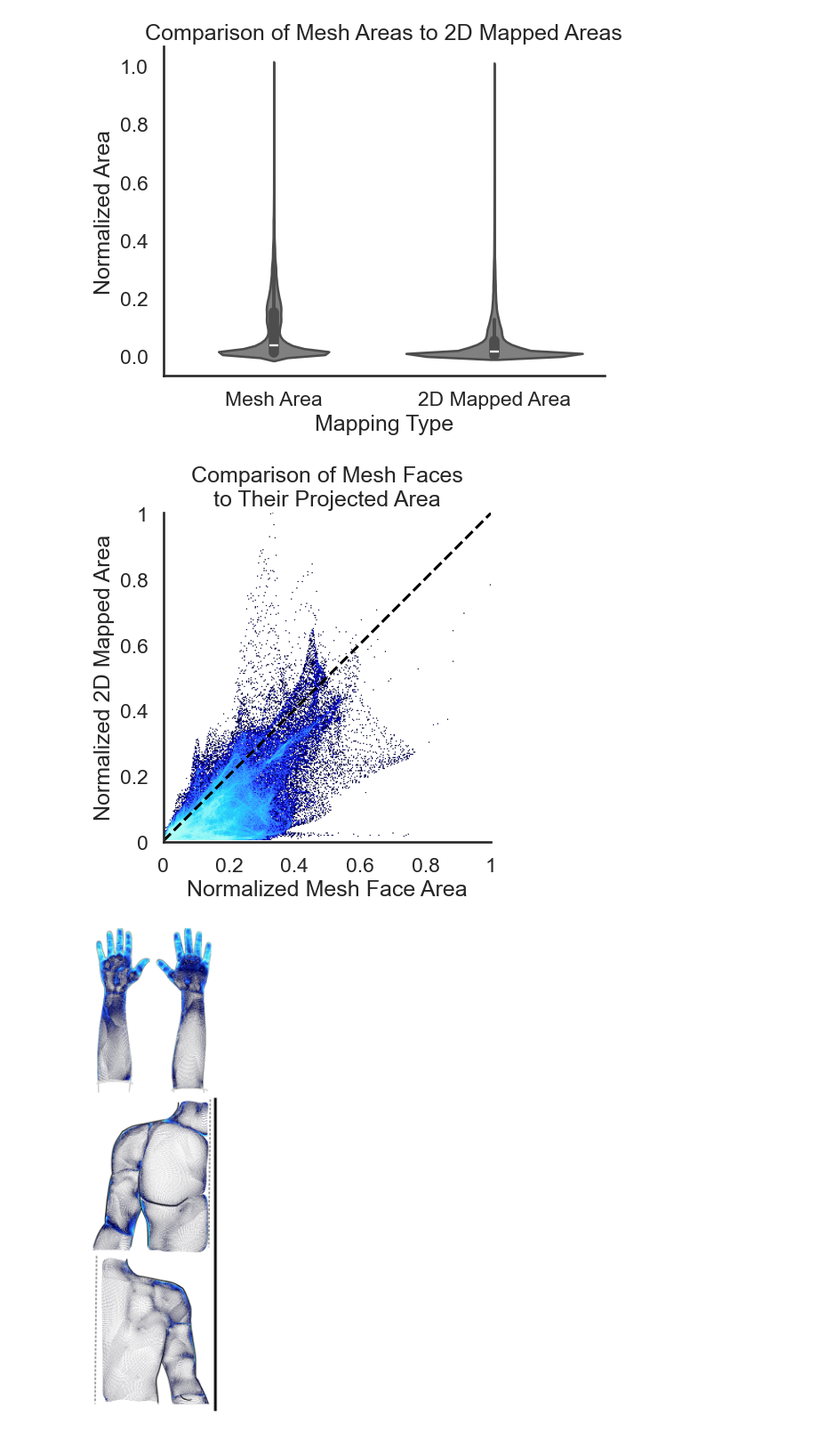
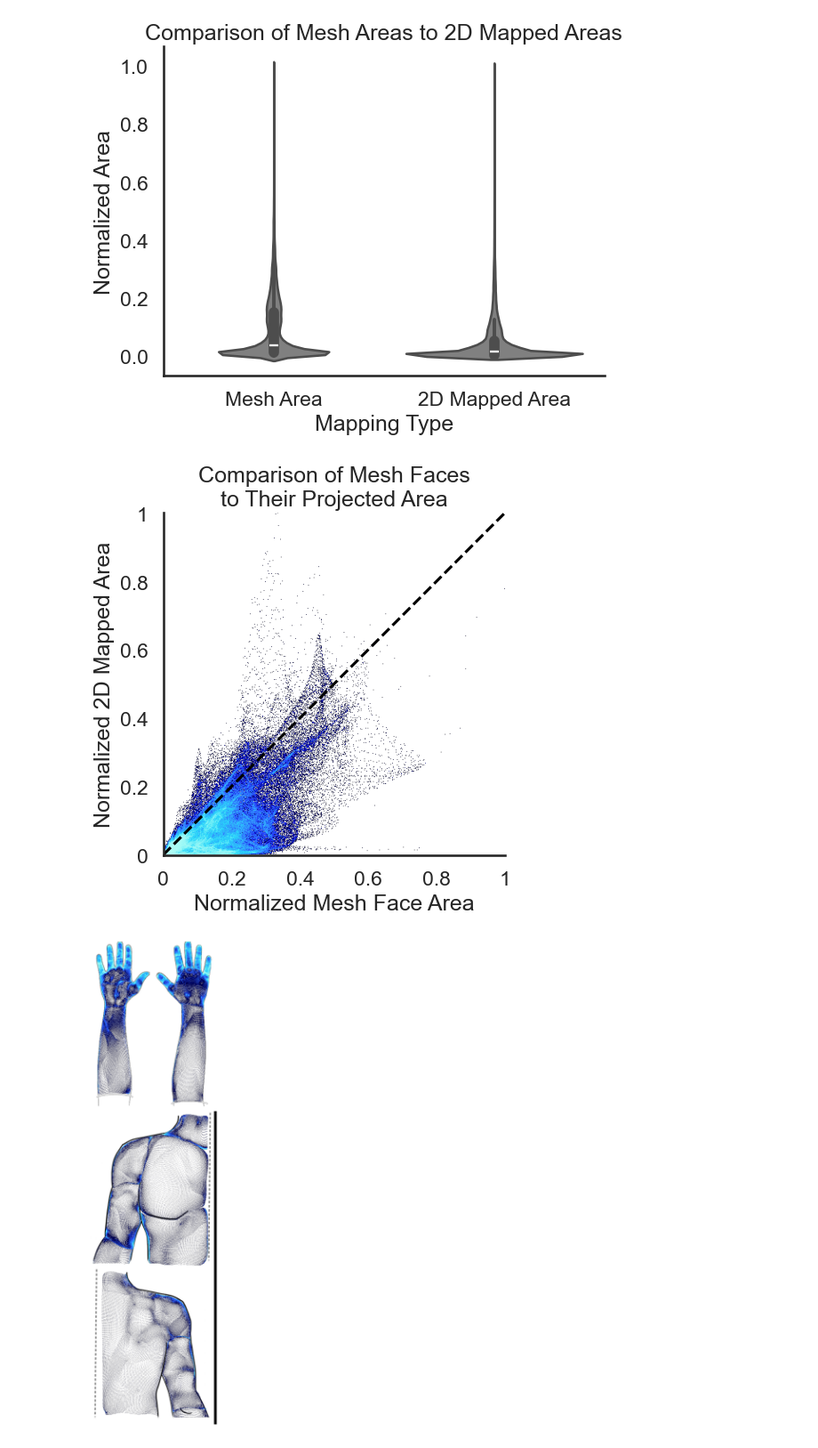
Before and after one commit to Nabizzle/Geodesic-Path-Finder, a Jupyter notebook: Code/Paper Figures.ipynb, the cells around one changed output. Shown at 89% size. Saved outputs shown, nothing was run; the diff lists cells and outputs as text; code cells hidden in the pictures.

Commit message:
docs: Updates figure size

```diff
--- a/Code/Paper Figures.ipynb
+++ b/Code/Paper Figures.ipynb
@@ -177,31 +177,31 @@ Text(0.5, 1.0, 'Comparison of Mesh Areas to 2D Mapped Areas')
 # %%
 area_compare = pl.DataFrame({"Mesh Faces": mesh_areas / np.max(mesh_areas),
                              "2D Mapped Faces": uv_areas / np.max(uv_areas)})
-
+plt.figure(figsize=(5, 5))
 agg = ds.Canvas(
-    plot_width=300,
-    plot_height=300,
+    plot_width=500,
+    plot_height=500,
     ).points(area_compare.to_pandas(), 'Mesh Faces', '2D Mapped Faces')
 img = ds.tf.set_background(
     ds.tf.shade(agg, how="eq_hist",
                 cmap=cc.CET_L6)).to_pil()
 plt.gca().set_aspect('equal')
 plt.imshow(img)
-x = [0, 300]
-y = [300, 0]
+x = [0, 500]
+y = [500, 0]
 ax = sns.lineplot(x=x, y=y, color='k')
 ax.lines[0].set_linestyle("--")
-plt.xlim([0, 300])
-plt.ylim([300, 0])
+plt.xlim([0, 500])
+plt.ylim([500, 0])
 sns.despine()
-plt.xticks(range(0, 301, 60), [0, 0.2, 0.4, 0.6, 0.8, 1])
-plt.yticks(range(301, 0, -60), [0, 0.2, 0.4, 0.6, 0.8, 1])
+plt.xticks(range(0, 501, 100), [0, 0.2, 0.4, 0.6, 0.8, 1])
+plt.yticks(range(501, 0, -100), [0, 0.2, 0.4, 0.6, 0.8, 1])
 plt.xlabel("Normalized Mesh Face Area")
 plt.ylabel("Normalized 2D Mapped Area")
 plt.title("Comparison of Mesh Faces\nto Their Projected Area", y=1)
 plt.show()
 # %% [output]
-[figure, old version]
+[figure, new version]
 # %%
 # Find the image dimensions
 with initialize(version_base=None, config_path="config"):
```
